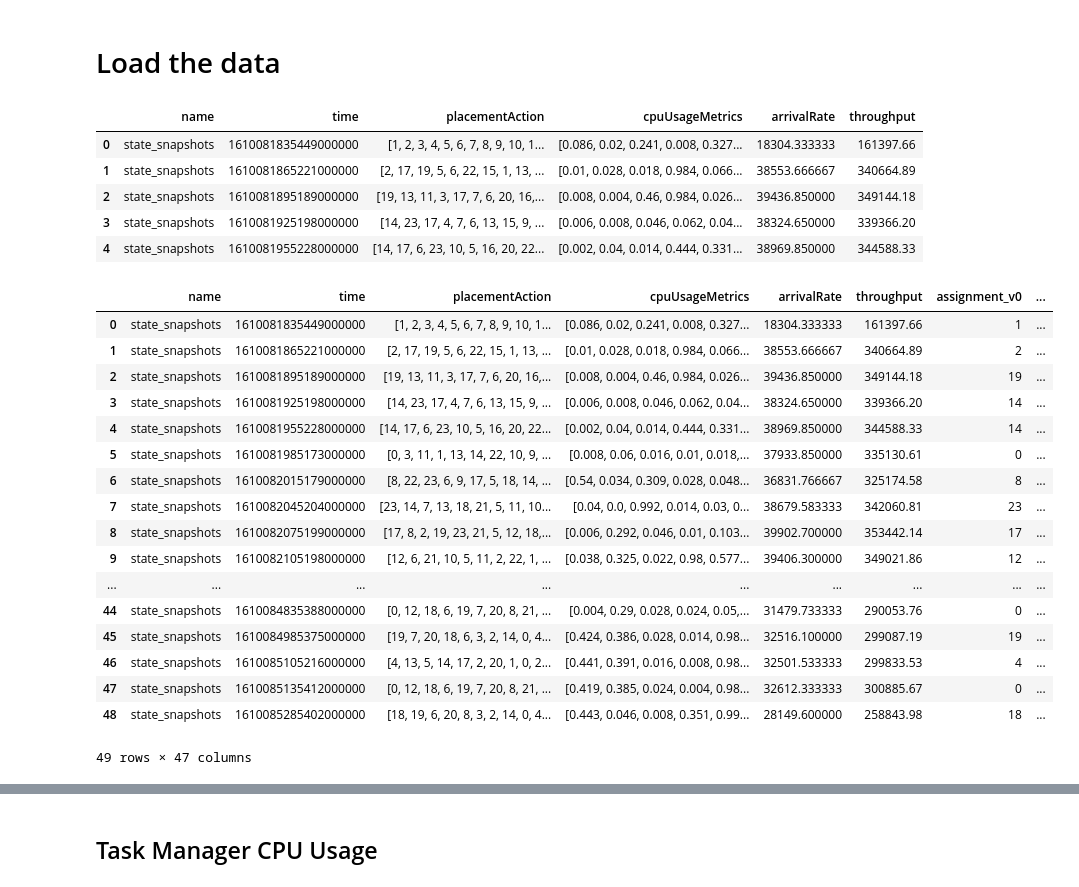
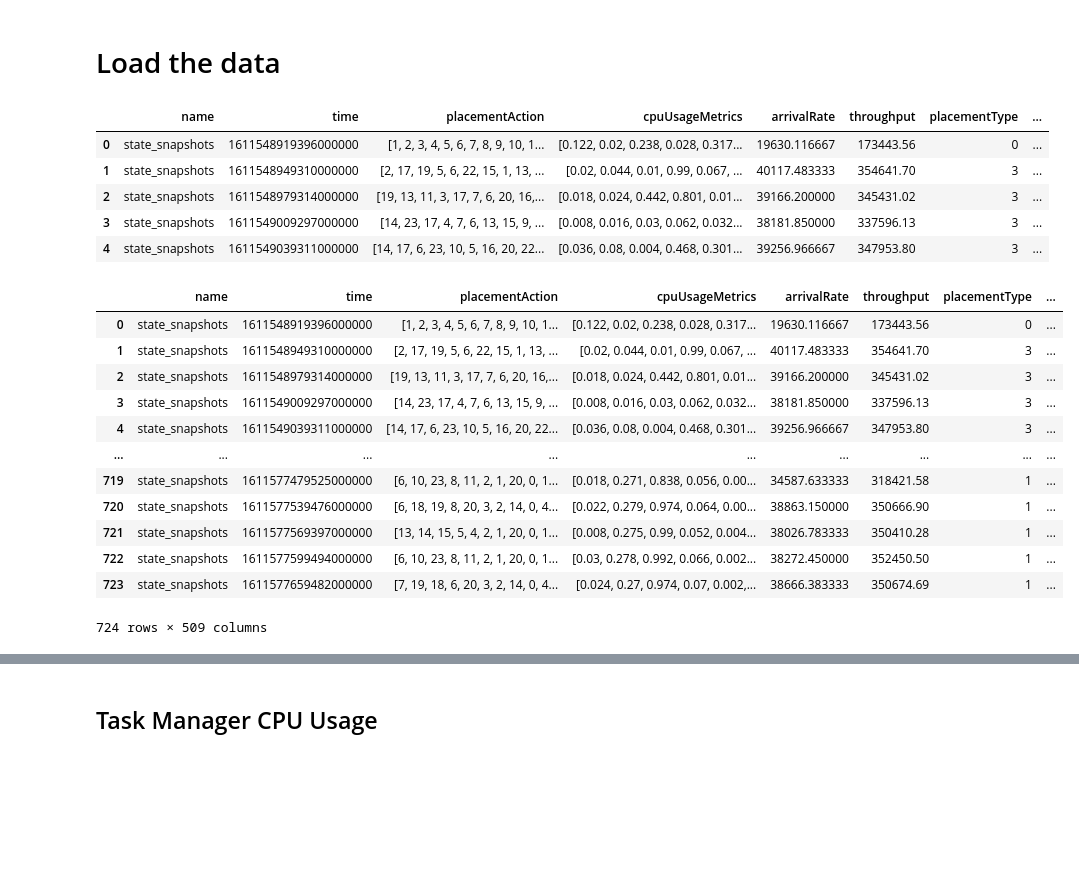
Before and after one commit to lasanthafdo/flink-setup, a Jupyter notebook: analysis-notebooks/state_transitions_viz.ipynb, the cells around one changed output, grey strips where cells are left out. Saved outputs shown, nothing was run; the diff lists cells and outputs as text; code cells hidden in the pictures; blank space fills up the shorter version.

```diff
--- a/analysis-notebooks/state_transitions_viz.ipynb
+++ b/analysis-notebooks/state_transitions_viz.ipynb
@@ -18,38 +20,48 @@ from sklearn.model_selection import train_test_split
 Load the data
 ============
 # %%
-state_transitions = pd.read_csv('state_snapshots_adaptive_2021_01_08.csv')
+state_transitions = pd.read_csv('state_snapshots_adaptive_2021_01_25.csv')
 state_transitions.head()
 # %% [output]
-|  | name | time | placementAction | cpuUsageMetrics | arrivalRate | throughput |
-| 0 | state_snapshots | 1610081835449000000 | [1, 2, 3, 4, 5, 6, 7, 8, 9, 10, 1... | [0.086, 0.02, 0.241, 0.008, 0.327... | 18304.333333 | 161397.66 |
-| 1 | state_snapshots | 1610081865221000000 | [2, 17, 19, 5, 6, 22, 15, 1, 13, ... | [0.01, 0.028, 0.018, 0.984, 0.066... | 38553.666667 | 340664.89 |
-| 2 | state_snapshots | 1610081895189000000 | [19, 13, 11, 3, 17, 7, 6, 20, 16,... | [0.008, 0.004, 0.46, 0.984, 0.026... | 39436.850000 | 349144.18 |
-| 3 | state_snapshots | 1610081925198000000 | [14, 23, 17, 4, 7, 6, 13, 15, 9, ... | [0.006, 0.008, 0.046, 0.062, 0.04... | 38324.650000 | 339366.20 |
-| 4 | state_snapshots | 1610081955228000000 | [14, 17, 6, 23, 10, 5, 16, 20, 22... | [0.002, 0.04, 0.014, 0.444, 0.331... | 38969.850000 | 344588.33 |
+|  | name | time | placementAction | cpuUsageMetrics | arrivalRate | throughput | placementType | ... |
+| 0 | state_snapshots | 1611548919396000000 | [1, 2, 3, 4, 5, 6, 7, 8, 9, 10, 1... | [0.122, 0.02, 0.238, 0.028, 0.317... | 19630.116667 | 173443.56 | 0 | ... |
+| 1 | state_snapshots | 1611548949310000000 | [2, 17, 19, 5, 6, 22, 15, 1, 13, ... | [0.02, 0.044, 0.01, 0.99, 0.067, ... | 40117.483333 | 354641.70 | 3 | ... |
+| 2 | state_snapshots | 1611548979314000000 | [19, 13, 11, 3, 17, 7, 6, 20, 16,... | [0.018, 0.024, 0.442, 0.801, 0.01... | 39166.200000 | 345431.02 | 3 | ... |
+| 3 | state_snapshots | 1611549009297000000 | [14, 23, 17, 4, 7, 6, 13, 15, 9, ... | [0.008, 0.016, 0.03, 0.062, 0.032... | 38181.850000 | 337596.13 | 3 | ... |
+| 4 | state_snapshots | 1611549039311000000 | [14, 17, 6, 23, 10, 5, 16, 20, 22... | [0.036, 0.08, 0.004, 0.468, 0.301... | 39256.966667 | 347953.80 | 3 | ... |
 # %%
-placement_actions = state_transitions.placementAction.str.strip('[]').str.split(',', expand=True).astype(int)
-placement_actions = placement_actions.add_prefix('assignment_v')
+start_time = state_transitions['time'].iloc[0]
+placement_actions = state_transitions.placementAction.str.strip(
+    '[]').str.split(',', expand=True).astype(int)
+placement_actions = placement_actions.add_prefix('v')
+n_vertices = placement_actions.shape[1]
+
+proxy_numa_distances = state_transitions.proxyNumaDistances.str.strip(
+    '[]').str.split(',', expand=True).astype(float)
+proxy_numa_distances = proxy_numa_distances.add_prefix('numa_')
+proxy_numa_distances['numaSum'] = proxy_numa_distances.sum(axis=1)
+
+for op_column in placement_actions:
+    one_hot_encoded_placement = pd.get_dummies(placement_actions[op_column], prefix= "op_" + op_column + "_cpu")
+    placement_actions = placement_actions.join(one_hot_encoded_placement)
 cpu_metrics = state_transitions.cpuUsageMetrics.str.strip('[]').str.split(',', expand=True)
 cpu_metrics = cpu_metrics.add_prefix('cpu_')
-processed_state_transitions = state_transitions.join(placement_actions).join(cpu_metrics)
-processed_state_transitions.head(50)
+processed_state_transitions = state_transitions.join(placement_actions).join(
+    cpu_metrics).join(proxy_numa_distances)
+processed_state_transitions['relTime'] =  ((processed_state_transitions['time'] -
+                                            start_time)/30_000_000_000).round().astype(int)
+processed_state_transitions
 # %% [output]
-|  | name | time | placementAction | cpuUsageMetrics | arrivalRate | throughput | assignment_v0 | ... |
-| 0 | state_snapshots | 1610081835449000000 | [1, 2, 3, 4, 5, 6, 7, 8, 9, 10, 1... | [0.086, 0.02, 0.241, 0.008, 0.327... | 18304.333333 | 161397.66 | 1 | ... |
-| 1 | state_snapshots | 1610081865221000000 | [2, 17, 19, 5, 6, 22, 15, 1, 13, ... | [0.01, 0.028, 0.018, 0.984, 0.066... | 38553.666667 | 340664.89 | 2 | ... |
-| 2 | state_snapshots | 1610081895189000000 | [19, 13, 11, 3, 17, 7, 6, 20, 16,... | [0.008, 0.004, 0.46, 0.984, 0.026... | 39436.850000 | 349144.18 | 19 | ... |
-| 3 | state_snapshots | 1610081925198000000 | [14, 23, 17, 4, 7, 6, 13, 15, 9, ... | [0.006, 0.008, 0.046, 0.062, 0.04... | 38324.650000 | 339366.20 | 14 | ... |
-| 4 | state_snapshots | 1610081955228000000 | [14, 17, 6, 23, 10, 5, 16, 20, 22... | [0.002, 0.04, 0.014, 0.444, 0.331... | 38969.850000 | 344588.33 | 14 | ... |
-| 5 | state_snapshots | 1610081985173000000 | [0, 3, 11, 1, 13, 14, 22, 10, 9, ... | [0.008, 0.06, 0.016, 0.01, 0.018,... | 37933.850000 | 335130.61 | 0 | ... |
-| 6 | state_snapshots | 1610082015179000000 | [8, 22, 23, 6, 9, 17, 5, 18, 14, ... | [0.54, 0.034, 0.309, 0.028, 0.048... | 36831.766667 | 325174.58 | 8 | ... |
-| 7 | state_snapshots | 1610082045204000000 | [23, 14, 7, 13, 18, 21, 5, 11, 10... | [0.04, 0.0, 0.992, 0.014, 0.03, 0... | 38679.583333 | 342060.81 | 23 | ... |
-| 8 | state_snapshots | 1610082075199000000 | [17, 8, 2, 19, 23, 21, 5, 12, 18,... | [0.006, 0.292, 0.046, 0.01, 0.103... | 39902.700000 | 353442.14 | 17 | ... |
-| 9 | state_snapshots | 1610082105198000000 | [12, 6, 21, 10, 5, 11, 2, 22, 1, ... | [0.038, 0.325, 0.022, 0.98, 0.577... | 39406.300000 | 349021.86 | 12 | ... |
+|  | name | time | placementAction | cpuUsageMetrics | arrivalRate | throughput | placementType | ... |
+| 0 | state_snapshots | 1611548919396000000 | [1, 2, 3, 4, 5, 6, 7, 8, 9, 10, 1... | [0.122, 0.02, 0.238, 0.028, 0.317... | 19630.116667 | 173443.56 | 0 | ... |
+| 1 | state_snapshots | 1611548949310000000 | [2, 17, 19, 5, 6, 22, 15, 1, 13, ... | [0.02, 0.044, 0.01, 0.99, 0.067, ... | 40117.483333 | 354641.70 | 3 | ... |
+| 2 | state_snapshots | 1611548979314000000 | [19, 13, 11, 3, 17, 7, 6, 20, 16,... | [0.018, 0.024, 0.442, 0.801, 0.01... | 39166.200000 | 345431.02 | 3 | ... |
+| 3 | state_snapshots | 1611549009297000000 | [14, 23, 17, 4, 7, 6, 13, 15, 9, ... | [0.008, 0.016, 0.03, 0.062, 0.032... | 38181.850000 | 337596.13 | 3 | ... |
+| 4 | state_snapshots | 1611549039311000000 | [14, 17, 6, 23, 10, 5, 16, 20, 22... | [0.036, 0.08, 0.004, 0.468, 0.301... | 39256.966667 | 347953.80 | 3 | ... |
 | ... | ... | ... | ... | ... | ... | ... | ... | ... |
-| 44 | state_snapshots | 1610084835388000000 | [0, 12, 18, 6, 19, 7, 20, 8, 21, ... | [0.004, 0.29, 0.028, 0.024, 0.05,... | 31479.733333 | 290053.76 | 0 | ... |
-| 45 | state_snapshots | 1610084985375000000 | [19, 7, 20, 18, 6, 3, 2, 14, 0, 4... | [0.424, 0.386, 0.028, 0.014, 0.98... | 32516.100000 | 299087.19 | 19 | ... |
-| 46 | state_snapshots | 1610085105216000000 | [4, 13, 5, 14, 17, 2, 20, 1, 0, 2... | [0.441, 0.391, 0.016, 0.008, 0.98... | 32501.533333 | 299833.53 | 4 | ... |
-| 47 | state_snapshots | 1610085135412000000 | [0, 12, 18, 6, 19, 7, 20, 8, 21, ... | [0.419, 0.385, 0.024, 0.004, 0.98... | 32612.333333 | 300885.67 | 0 | ... |
-| 48 | state_snapshots | 1610085285402000000 | [18, 19, 6, 20, 8, 3, 2, 14, 0, 4... | [0.443, 0.046, 0.008, 0.351, 0.99... | 28149.600000 | 258843.98 | 18 | ... |
+| 719 | state_snapshots | 1611577479525000000 | [6, 10, 23, 8, 11, 2, 1, 20, 0, 1... | [0.018, 0.271, 0.838, 0.056, 0.00... | 34587.633333 | 318421.58 | 1 | ... |
+| 720 | state_snapshots | 1611577539476000000 | [6, 18, 19, 8, 20, 3, 2, 14, 0, 4... | [0.022, 0.279, 0.974, 0.064, 0.00... | 38863.150000 | 350666.90 | 1 | ... |
+| 721 | state_snapshots | 1611577569397000000 | [13, 14, 15, 5, 4, 2, 1, 20, 0, 1... | [0.008, 0.275, 0.99, 0.052, 0.004... | 38026.783333 | 350410.28 | 1 | ... |
+| 722 | state_snapshots | 1611577599494000000 | [6, 10, 23, 8, 11, 2, 1, 20, 0, 1... | [0.03, 0.278, 0.992, 0.066, 0.002... | 38272.450000 | 352450.50 | 1 | ... |
+| 723 | state_snapshots | 1611577659482000000 | [7, 19, 18, 6, 20, 3, 2, 14, 0, 4... | [0.024, 0.27, 0.974, 0.07, 0.002,... | 38666.383333 | 350674.69 | 1 | ... |
-49 rows × 47 columns
+724 rows × 509 columns
```
Also changed, not shown: parts of 23 cells of this notebook, 2 other files.
